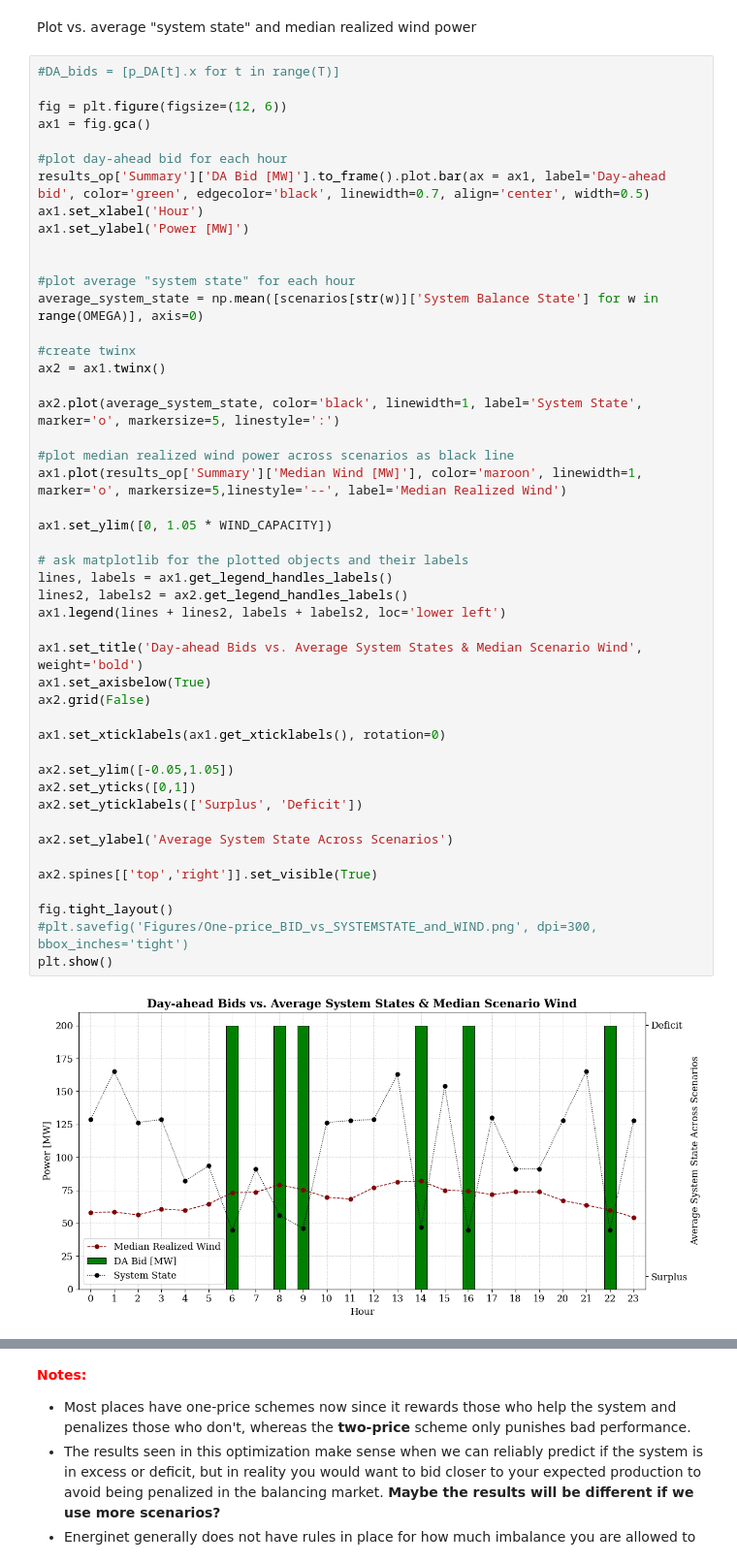
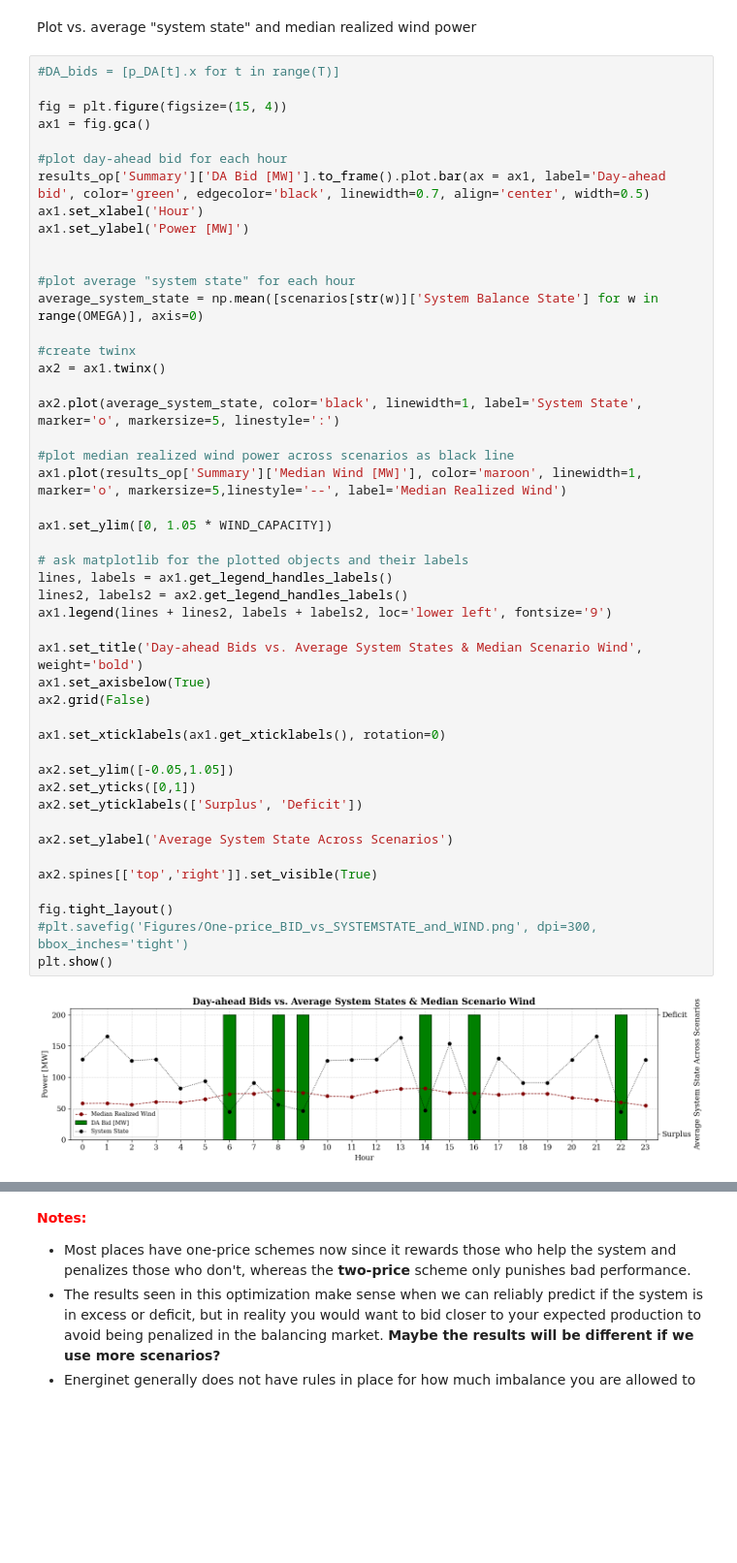
Before and after one commit to Hvid1999/46755, a Jupyter notebook: Assignment 2/task_1a_1b.ipynb, the cells around one changed output, grey strips where cells are left out. Shown at 97% size. Drawn from its saved outputs; the diff is of its cells as text; blank space fills up the shorter version.

Commit message:
Updating format of plots from 1a and 1b

```diff
--- a/Assignment 2/task_1a_1b.ipynb
+++ b/Assignment 2/task_1a_1b.ipynb
@@ -217,7 +217,7 @@ Plot vs. average "system state" and median realized wind power
 # %%
 #DA_bids = [p_DA[t].x for t in range(T)]
 
-fig = plt.figure(figsize=(12, 6))
+fig = plt.figure(figsize=(15, 4))
 ax1 = fig.gca()
 
 #plot day-ahead bid for each hour
@@ -234,35 +234,35 @@ ax2 = ax1.twinx()
 
 ax2.plot(average_system_state, color='black', linewidth=1, label='System State', marker='o', markersize=5, linestyle=':')
 
 #plot median realized wind power across scenarios as black line
 ax1.plot(results_op['Summary']['Median Wind [MW]'], color='maroon', linewidth=1, marker='o', markersize=5,linestyle='--', label='Median Realized Wind')
 
 ax1.set_ylim([0, 1.05 * WIND_CAPACITY])
 
 # ask matplotlib for the plotted objects and their labels
 lines, labels = ax1.get_legend_handles_labels()
 lines2, labels2 = ax2.get_legend_handles_labels()
-ax1.legend(lines + lines2, labels + labels2, loc='lower left')
+ax1.legend(lines + lines2, labels + labels2, loc='lower left', fontsize='9')
 
 ax1.set_title('Day-ahead Bids vs. Average System States & Median Scenario Wind', weight='bold')
 ax1.set_axisbelow(True)
 ax2.grid(False)
 
 ax1.set_xticklabels(ax1.get_xticklabels(), rotation=0)
 
 ax2.set_ylim([-0.05,1.05])
 ax2.set_yticks([0,1])
 ax2.set_yticklabels(['Surplus', 'Deficit'])
 
 ax2.set_ylabel('Average System State Across Scenarios')
 
 ax2.spines[['top','right']].set_visible(True)
 
 fig.tight_layout()
 #plt.savefig('Figures/One-price_BID_vs_SYSTEMSTATE_and_WIND.png', dpi=300, bbox_inches='tight')
 plt.show()
 # %% [output]
-[figure, old version]
+[figure, new version]
 # %%
 # total_profits = np.zeros((T, OMEGA))
 # for w in range(OMEGA):
```
Also changed, not shown: parts of 8 cells of this notebook, 5 other files.
